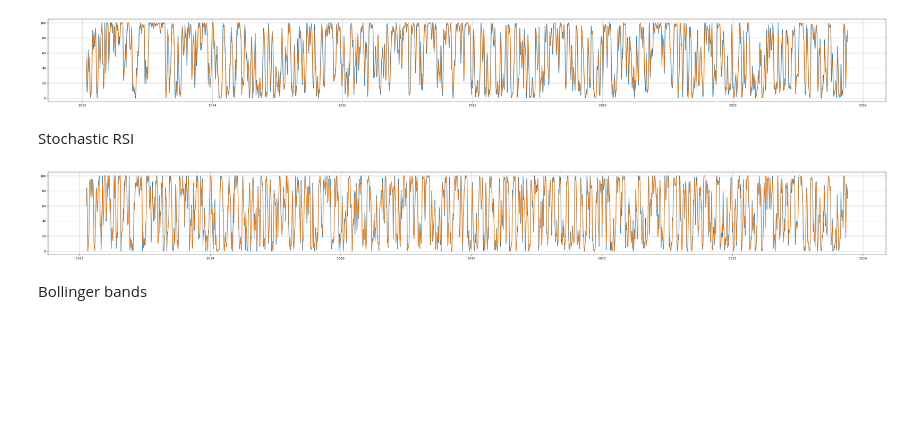
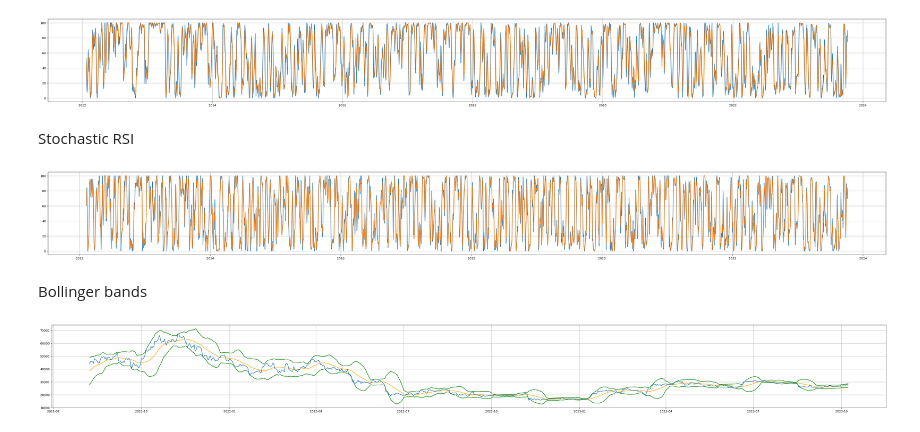
Before and after one commit to aliktv71/Data-analysis, a Jupyter notebook: data2.ipynb, the cells around one changed output. Drawn from its saved outputs; the diff is of its cells as text; code cells hidden in the pictures; blank space fills up the shorter version.

Commit message:
bollinger band is added in the main file

```diff
--- a/data2.ipynb
+++ b/data2.ipynb
@@ -100,3 +101,16 @@ plt.show()
 [figure]
 # %% [markdown]
 Bollinger bands
+# %%
+sma_band , upper_band , lower_band  = bollinger_band(btc_close_price , std_mul=2.5)
+# %%
+fig =  plt.figure(figsize=[50,5])
+plt.plot(Date[3500::],sma_band[3500::],color = 'Orange')
+plt.plot(Date[3500::],upper_band[3500::],color = 'Green')
+plt.plot(Date[3500::],lower_band[3500::],color = 'Green')
+plt.plot(Date[3500::],btc_close_price[3500::])
+
+plt.grid()
+plt.show()
+# %% [output]
+[figure, added]
```
Also changed, not shown: parts of 1 cell of this notebook.
